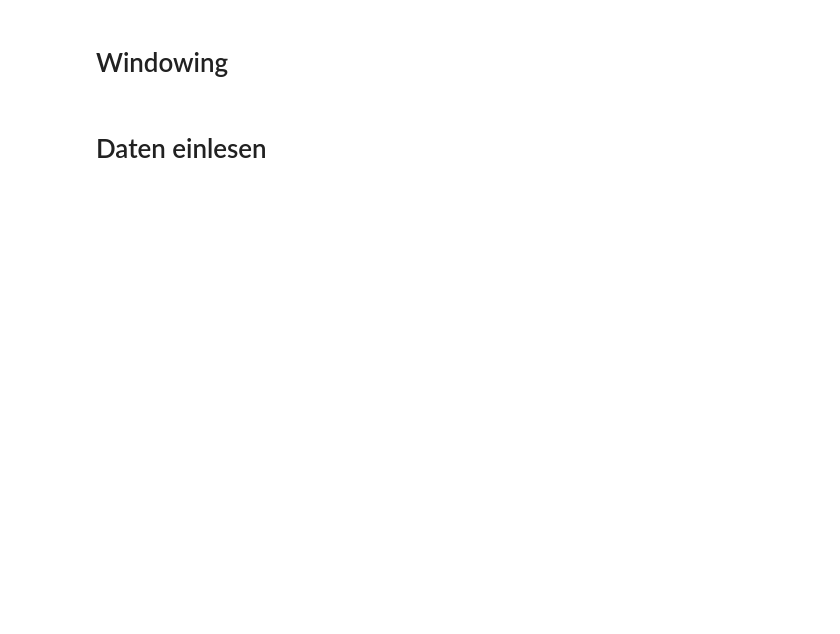
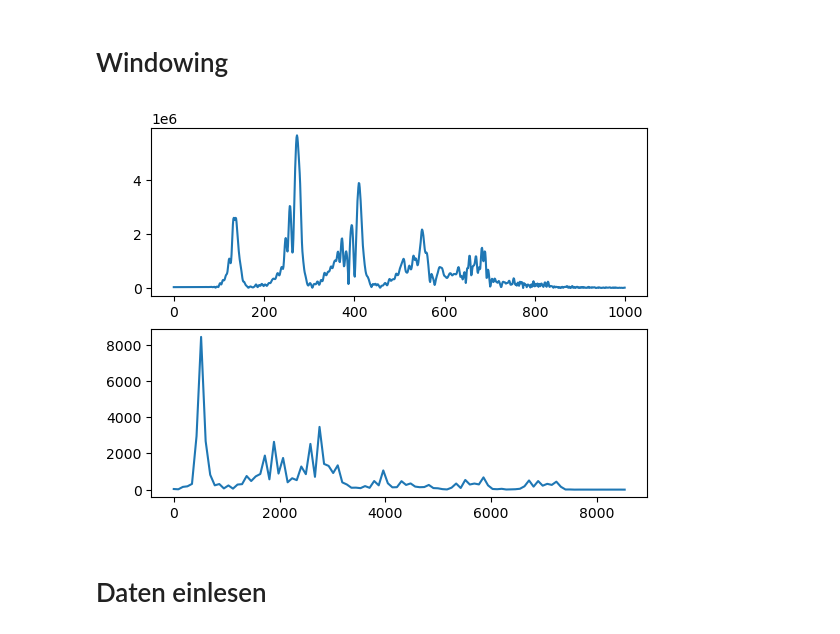
Before and after one commit to hannesbrugger/Signale-und-Systeme, a Jupyter notebook: Versuch4/versuch4.ipynb, the cells around one changed output. Cells and saved outputs as stored; diff of their text form; code cells hidden in the pictures; blank space fills up the shorter version.

```diff
--- a/Versuch4/versuch4.ipynb
+++ b/Versuch4/versuch4.ipynb
@@ -83,17 +91,19 @@ plt.title('Amplitude Spectrum')
 # %% [markdown]
 # Windowing
 # %%
-def windowing(win_data):
+def windowing(win_data, gaus=True):
     windowSize = 512
-    window = scipy.signal.windows.gaussian(windowSize, std=windowSize/4)
+    window = win.gaussian(windowSize, std=windowSize/4)
     windows_fft = []
 
     for i in range(0, SAMPLEFREQ, int(windowSize/2)):
-        localData = data[i:i+windowSize]
+        localData = win_data[i:i+windowSize]
         if len(localData) != 512:
             continue
-        local_fft = np.fft.fft(localData*window)
+        if gaus:
+            local_fft = np.fft.fft(localData*window)
+        else:
+            local_fft = np.fft.fft(localData)
         windows_fft.append(local_fft)
     mean_fft = np.array(windows_fft).mean(axis=0)
-    amplituden = np.abs(mean_fft)
-    return amplituden
+    return np.abs(mean_fft)
@@ -106,3 +110,31 @@ plt.show()
+# %%
+mg = windowing(data)
+og = windowing(data, False)[:60]
+
+# plt.subplot(2, 1, 1)
+# plt.plot(mg)
+# plt.legend(["mit Gaus"])
+# plt.subplot(2, 1, 2)
+# plt.plot(og)
+# plt.legend(["ohne Gaus"])
+# plt.show()
+# plt.plot(mg)
+# plt.plot(og)
+# plt.legend(["mit Gaus", "ohne Gaus"])
+# plt.show()
+
+
+window = windowing(data)
+plt.subplot(2, 1, 1)
+plt.plot(freq[:1000], amplituden[:1000])
+plt.subplot(2, 1, 2)
+abtastintervall = (512/44100) / 512
+freq2 = np.abs(np.fft.fftfreq(512, d=abtastintervall))
+plt.plot(freq2[:100], window[:100])
+
+plt.show()
+# %% [output]
+[figure, added]
 # %% [markdown]
 # Daten einlesen
 # %%
```
Also changed, not shown: parts of 10 cells of this notebook.
